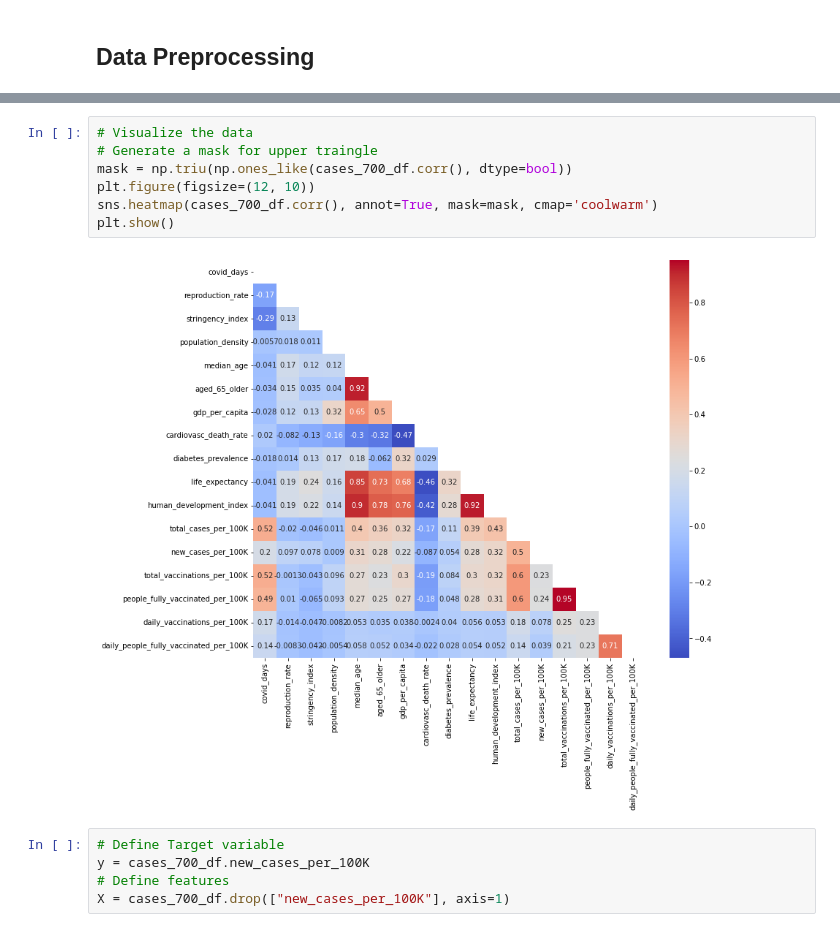
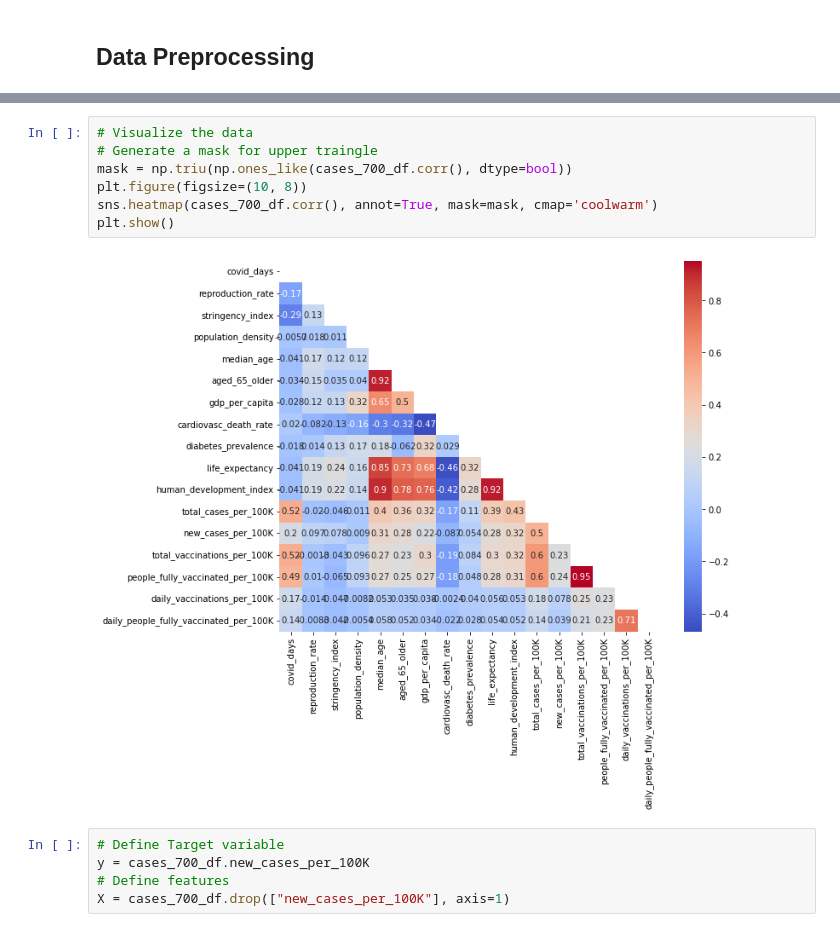
Before and after one commit to Magzzie/COVID-19_Analysis, a Jupyter notebook: COVID-19_Anlaysis_csv_ML_700days.ipynb, the cells around one changed output, grey strips where cells are left out. Cells and saved outputs as stored; diff of their text form.

```diff
--- a/COVID-19_Anlaysis_csv_ML_700days.ipynb
+++ b/COVID-19_Anlaysis_csv_ML_700days.ipynb
@@ -121,12 +121,12 @@ memory usage: 11.7 MB
 # %%
 # Visualize the data
 # Generate a mask for upper traingle
 mask = np.triu(np.ones_like(cases_700_df.corr(), dtype=bool))
-plt.figure(figsize=(12, 10))
+plt.figure(figsize=(10, 8))
 sns.heatmap(cases_700_df.corr(), annot=True, mask=mask, cmap='coolwarm')
 plt.show()
 # %% [output]
-[figure, old version]
+[figure, new version]
 # %%
 # Define Target variable
 y = cases_700_df.new_cases_per_100K
```
Also changed, not shown: parts of 16 cells of this notebook, 15 other files.
